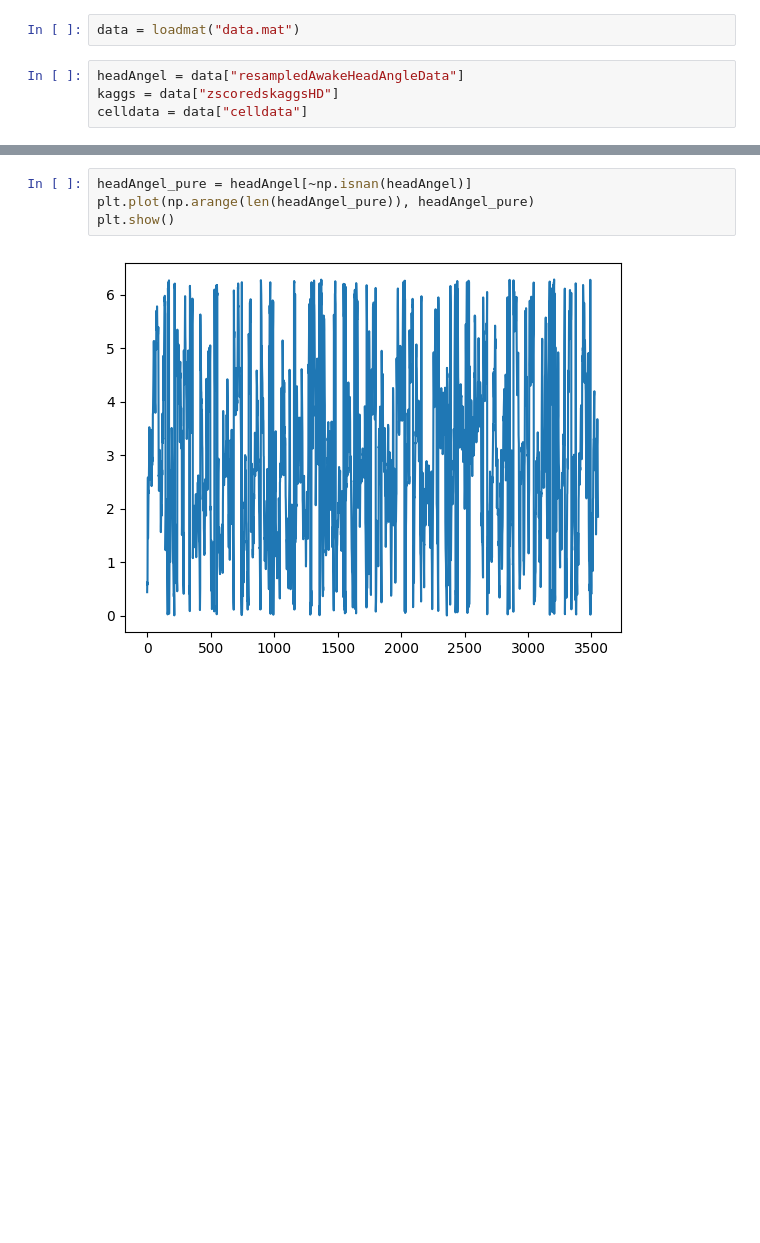
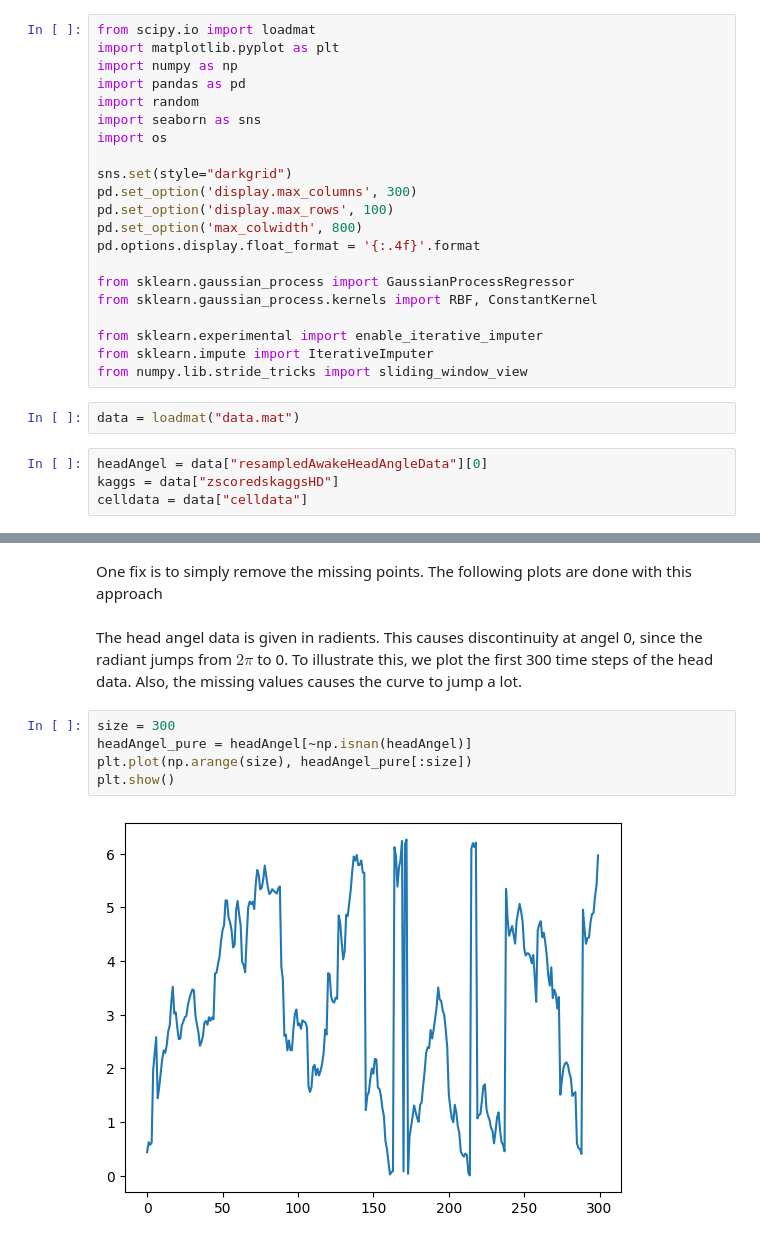
Before and after one commit to Zoroa1885/Head_direction_forcasting, a Jupyter notebook: analysis.ipynb, the cells around one changed output, grey strips where cells are left out. Drawn from its saved outputs; the diff is of its cells as text; blank space fills up the shorter version.

```diff
--- a/analysis.ipynb
+++ b/analysis.ipynb
@@ -6,6 +1,27 @@ import numpy as np
+# %%
+from scipy.io import loadmat
+import matplotlib.pyplot as plt
+import numpy as np
+import pandas as pd
+import random
+import seaborn as sns
+import os
+
+sns.set(style="darkgrid")
+pd.set_option('display.max_columns', 300)
+pd.set_option('display.max_rows', 100)
+pd.set_option('max_colwidth', 800)
+pd.options.display.float_format = '{:.4f}'.format
+
+from sklearn.gaussian_process import GaussianProcessRegressor
+from sklearn.gaussian_process.kernels import RBF, ConstantKernel
+
+from sklearn.experimental import enable_iterative_imputer
+from sklearn.impute import IterativeImputer
+from numpy.lib.stride_tricks import sliding_window_view
 # %%
 data = loadmat("data.mat")
 # %%
-headAngel = data["resampledAwakeHeadAngleData"]
+headAngel = data["resampledAwakeHeadAngleData"][0]
 kaggs = data["zscoredskaggsHD"]
 celldata = data["celldata"]
@@ -12,6 +49,11 @@ celldata = data["celldata"]
+# %% [markdown]
+One fix is to simply remove the missing points. The following plots are done with this approach
+# %% [markdown]
+The head angel data is given in radients. This causes discontinuity at angel 0, since the radiant jumps from $2\pi$ to 0. To illustrate this, we plot the first 300 time steps of the head data. Also, the missing values causes the curve to jump a lot.
 # %%
+size = 300
 headAngel_pure = headAngel[~np.isnan(headAngel)]
-plt.plot(np.arange(len(headAngel_pure)), headAngel_pure)
+plt.plot(np.arange(size), headAngel_pure[:size])
 plt.show()
 # %% [output]
-[figure, old version]
+[figure, new version]
```
Also changed, not shown: parts of 42 cells of this notebook.
